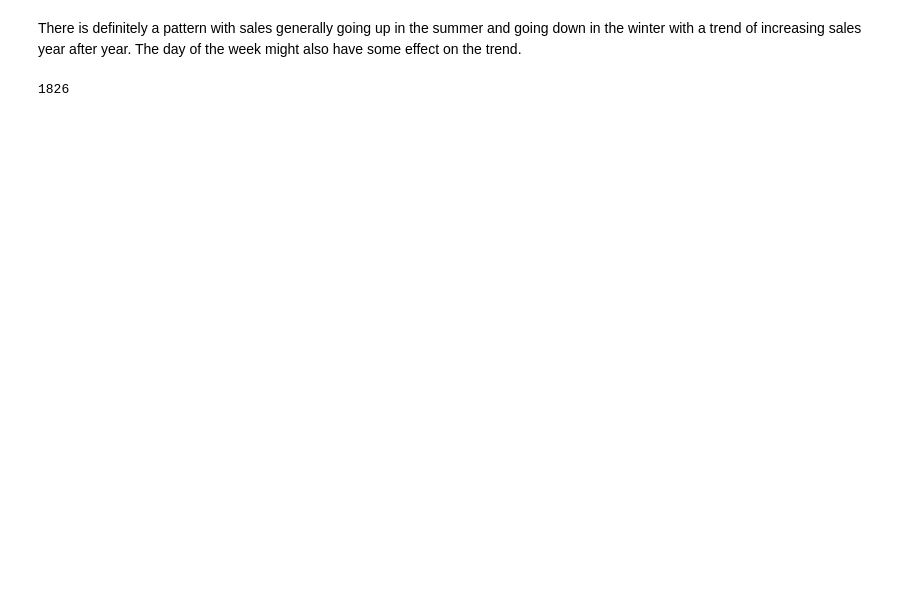
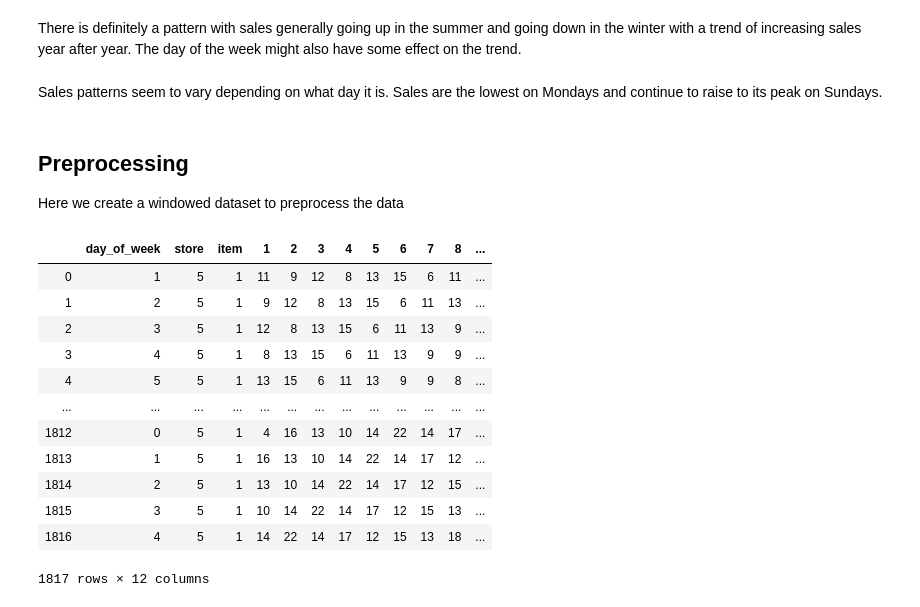
Before and after one commit to phil-hoang/Store_Item_Demand_Forecast_NN, a Jupyter notebook: Demand_Forecaster_NN.ipynb, the cells around one changed output. Cells and saved outputs as stored; diff of their text form; code cells hidden in the pictures; blank space fills up the shorter version.

Commit message:
Started working on neural network. Windowing function complete

```diff
--- a/Demand_Forecaster_NN.ipynb
+++ b/Demand_Forecaster_NN.ipynb
@@ -96,6 +116,2 @@ KeyError: 3
 # %% [markdown]
 There is definitely a pattern with sales generally going up in the summer and going down in the winter with a trend of increasing sales year after year. The day of the week might also have some effect on the trend.
-# %%
-len(sample)
-# %% [output]
-1826
@@ -101,0 +120,2 @@ len(sample)
+# %% [markdown]
+Sales patterns seem to vary depending on what day it is. Sales are the lowest on Mondays and continue to raise to its peak on Sundays.
@@ -101,0 +126,57 @@ len(sample)
+# %% [markdown]
+## Preprocessing
+Here we create a windowed dataset to preprocess the data
+# %%
+sample['day_of_week'] = sample['date'].dt.dayofweek
+# %%
+def create_data_windows(df, width):
+    """Function: Takes in the DataFrame, df, and splits it into rolling windows of size width to be used in a neural network.
+    It outputs a dataframe and a target dataframe, which is the sales number to be predicted.
+    Inputs: df - dataframe with columns [date, store, item, sales]
+            width - the with of the window including the last sales data which will be the target
+    Outputs: df_windowed - dataframe with the day of the week of the last day of the window, the store, and item numbers
+                            along with the windowed sales data
+             df_target - dataframe that contains the target date and target sales"""
+
+    # Initalize output datasets
+    windowed_data = np.empty([len(df)-width+1, width+2])
+    df = df.reset_index(drop = True)
+
+    # Create windows. E.g. [1, 2, 3, 4, 5, 6, 7] -> [[1,2,3,4], [2,3,4,5], [3,4,5,6]]
+    # Also creates targets which would be [[5], [6], [7]] in the above case
+    for i in range(len(df)-width+1):
+        row = list(df.iloc[i:i+width-1]['sales'])
+        row_info = [df.loc[i,'day_of_week'], df.loc[i, 'store'], df.loc[i, 'item']]
+        row = row_info + row
+        windowed_data[i,:] = row
+
+    # Create a DataFrame to contain the windowed data
+    windowed_columns = ['day_of_week', 'store', 'item'] + list(map(str,(range(1,width))))
+
+    df_windowed = pd.DataFrame(data = windowed_data,
+                               columns = windowed_columns,
+                               dtype = 'int')
+
+    # Create target dataset
+    df_target = pd.DataFrame(data = df.loc[width-1::, ['date', 'sales']]).reset_index(drop = True)
+
+    return df_windowed, df_target
+# %%
+window_size = 10
+df, df_target = create_data_windows(sample, window_size)
+# %%
+df
+# %% [output]
+|  | day_of_week | store | item | 1 | 2 | 3 | 4 | 5 | 6 | 7 | 8 | ... |
+| 0 | 1 | 5 | 1 | 11 | 9 | 12 | 8 | 13 | 15 | 6 | 11 | ... |
+| 1 | 2 | 5 | 1 | 9 | 12 | 8 | 13 | 15 | 6 | 11 | 13 | ... |
+| 2 | 3 | 5 | 1 | 12 | 8 | 13 | 15 | 6 | 11 | 13 | 9 | ... |
+| 3 | 4 | 5 | 1 | 8 | 13 | 15 | 6 | 11 | 13 | 9 | 9 | ... |
+| 4 | 5 | 5 | 1 | 13 | 15 | 6 | 11 | 13 | 9 | 9 | 8 | ... |
+| ... | ... | ... | ... | ... | ... | ... | ... | ... | ... | ... | ... | ... |
+| 1812 | 0 | 5 | 1 | 4 | 16 | 13 | 10 | 14 | 22 | 14 | 17 | ... |
+| 1813 | 1 | 5 | 1 | 16 | 13 | 10 | 14 | 22 | 14 | 17 | 12 | ... |
+| 1814 | 2 | 5 | 1 | 13 | 10 | 14 | 22 | 14 | 17 | 12 | 15 | ... |
+| 1815 | 3 | 5 | 1 | 10 | 14 | 22 | 14 | 17 | 12 | 15 | 13 | ... |
+| 1816 | 4 | 5 | 1 | 14 | 22 | 14 | 17 | 12 | 15 | 13 | 18 | ... |
+1817 rows × 12 columns
```
Also changed, not shown: parts of 22 cells of this notebook.
